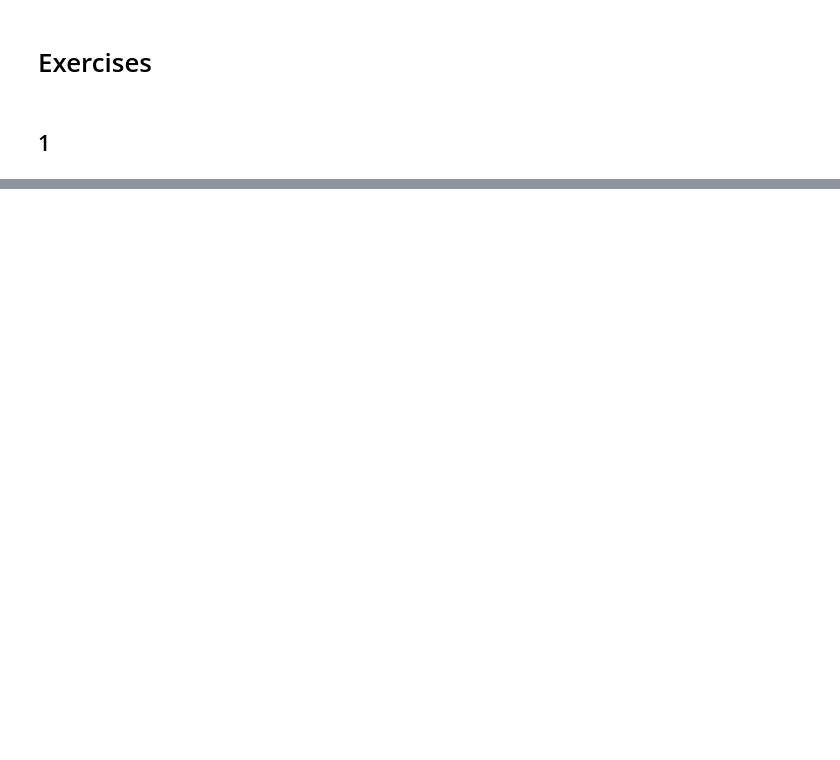
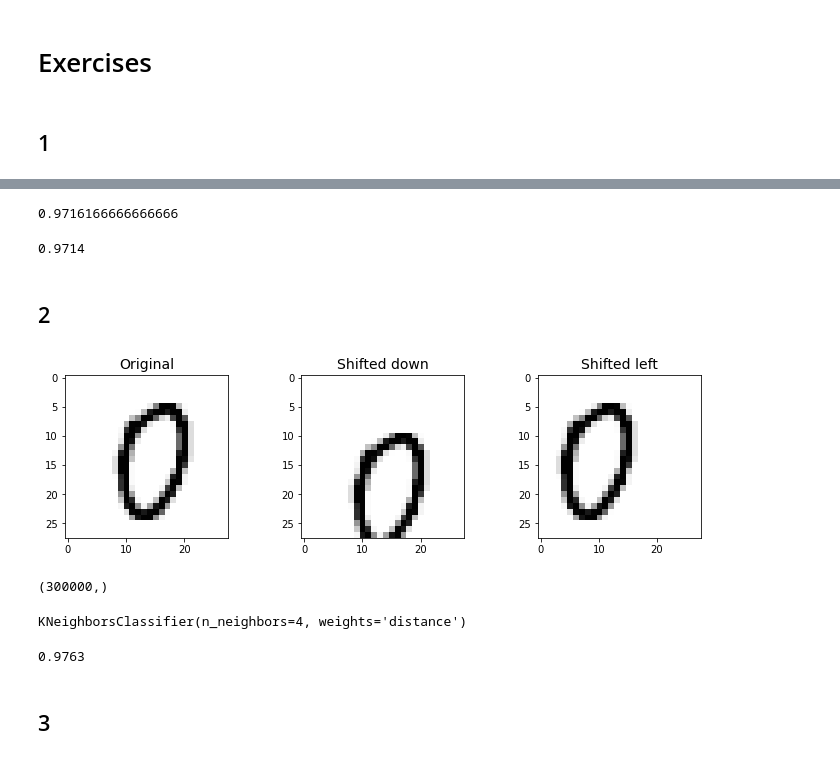
Before and after one commit to nakuls003/handson-ml2, a Jupyter notebook: ch03/Ch03.ipynb, the cells around one changed output, grey strips where cells are left out. Cells and saved outputs as stored; diff of their text form; code cells hidden in the pictures; blank space fills up the shorter version.

```diff
--- a/ch03/Ch03.ipynb
+++ b/ch03/Ch03.ipynb
@@ -408,4 +408,13 @@ plot_digit(clean_image)
 # %% [markdown]
 ## 1
 # %%
+from sklearn.model_selection import GridSearchCV
+from sklearn.neighbors import KNeighborsClassifier
+
+knn_clf = KNeighborsClassifier()
+
+param_grid = [{'n_neighbors': [3, 4, 5], 'weights': ['uniform', 'distance']}]
+
+grid_search = GridSearchCV(knn_clf, param_grid, cv=5, verbose=3)
+grid_search.fit(X_train, y_train)
 # %% [output]
@@ -424,0 +448,4 @@ plot_digit(clean_image)
+# %%
+grid_search.best_score_
+# %% [output]
+0.9716166666666666
@@ -424,0 +454,33 @@ plot_digit(clean_image)
+# %%
+from sklearn.metrics import accuracy_score
+accuracy_score(y_test, y_pred_test)
+# %% [output]
+0.9714
+# %% [markdown]
+## 2
+# %%
+from scipy.ndimage.interpolation import shift
+
+def shift_image(image, dx, dy):
+    image = image.reshape((28, 28))
+    shifted_image = shift(image, [dy, dx], cval=0, mode='constant')
+    return shifted_image.reshape([-1])
+# %%
+orig_image = X_train.iloc[1000].values
+shifted_down_image = shift_image(orig_image, 0, 5)
+shifted_left_image = shift_image(orig_image, -5, 0)
+plt.figure(figsize=(12, 3))
+plt.subplot(131)
+plt.title('Original', fontsize=14)
+plt.imshow(orig_image.reshape((28, 28)), cmap='Greys', interpolation='nearest')
+
+plt.subplot(132)
+plt.title('Shifted down', fontsize=14)
+plt.imshow(shifted_down_image.reshape((28, 28)), cmap='Greys', interpolation='nearest')
+
+plt.subplot(133)
+plt.title('Shifted left', fontsize=14)
+plt.imshow(shifted_left_image.reshape((28, 28)), cmap='Greys', interpolation='nearest')
+plt.show()
+# %% [output]
+[figure, added]
@@ -424,0 +500,18 @@ plot_digit(clean_image)
+# %%
+shuffle_idx = np.random.permutation(len(X_train_aug))
+X_train_aug = X_train_aug[shuffle_idx]
+y_train_aug = y_train_aug[shuffle_idx]
+# %% [output]
+(300000,)
+# %%
+knn_clf_new = KNeighborsClassifier(**grid_search.best_params_)
+knn_clf_new.fit(X_train_aug, y_train_aug)
+# %% [output]
+KNeighborsClassifier(n_neighbors=4, weights='distance')
+# %%
+y_test_pred = knn_clf_new.predict(X_test)
+accuracy_score(y_test, y_test_pred)
+# %% [output]
+0.9763
+# %% [markdown]
+## 3
```
Also changed, not shown: parts of 14 cells of this notebook.
